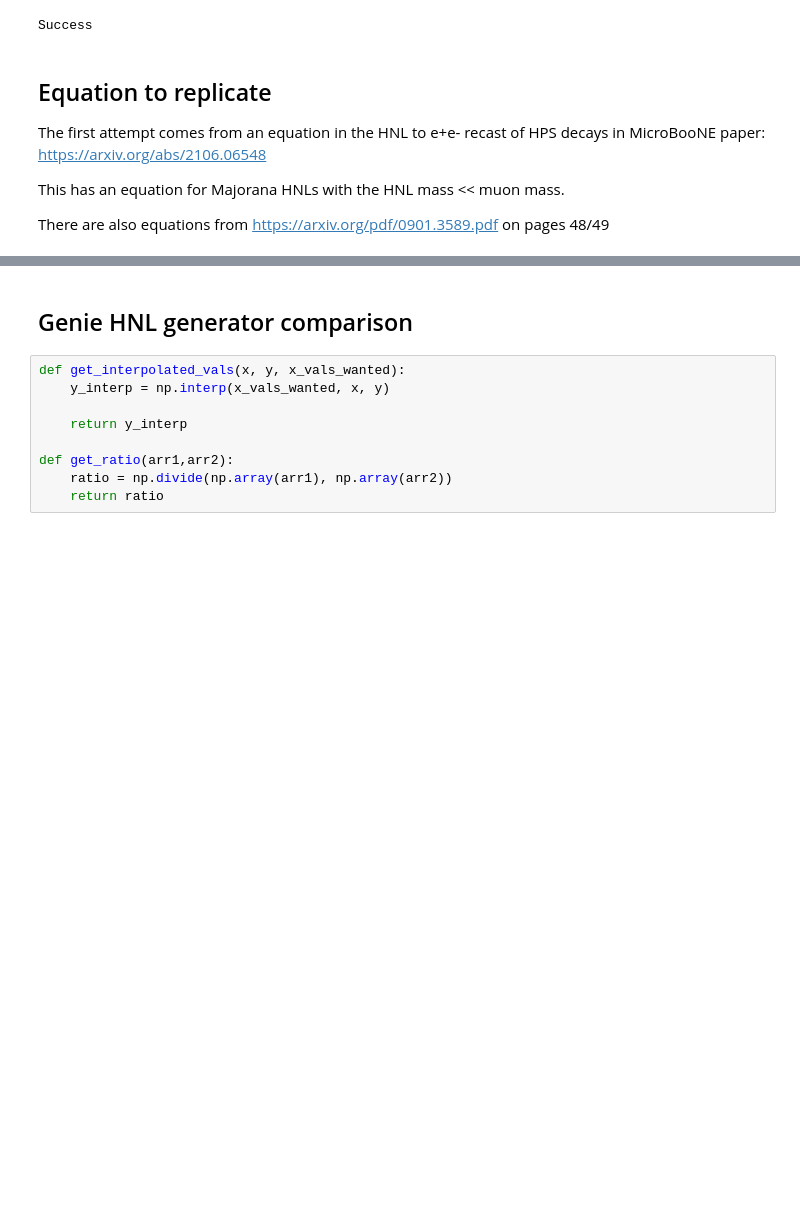
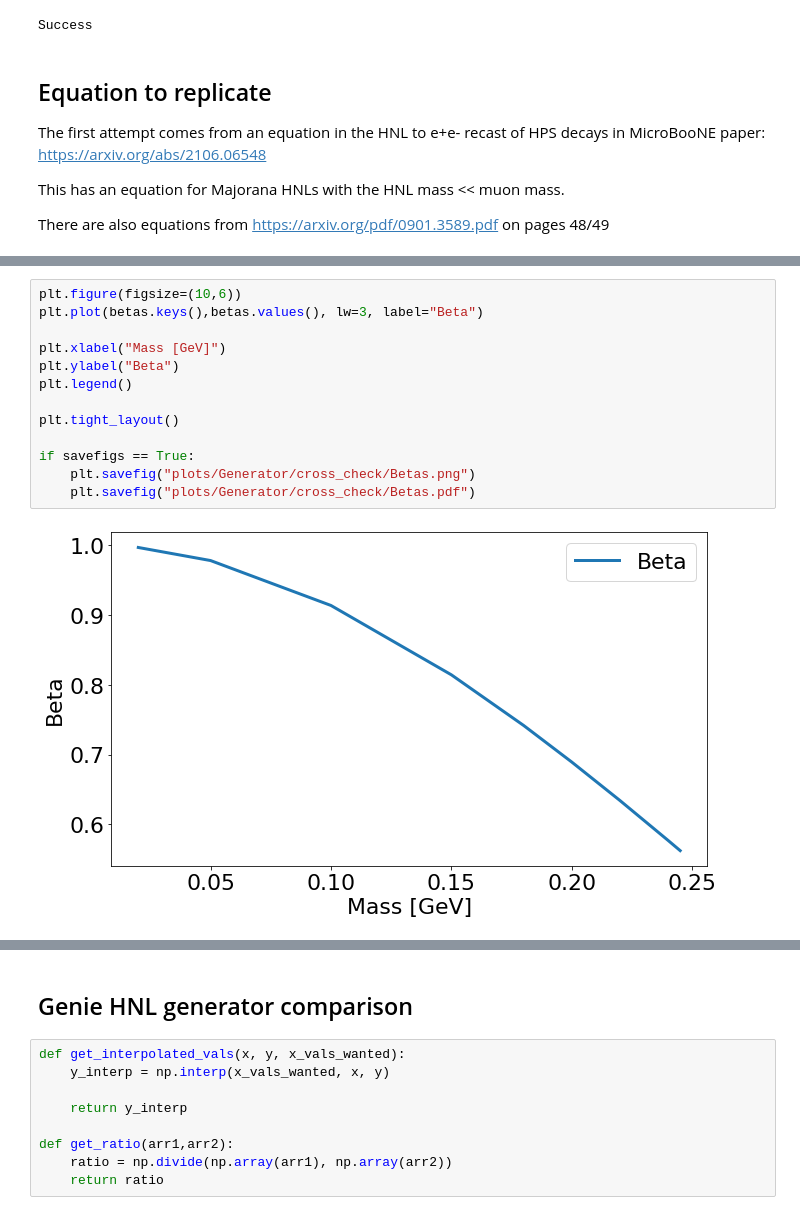
Before and after one commit to dmarsden01/uboone_HNL_analysis, a Jupyter notebook: Rough_rate_calculation.ipynb, the cells around one changed output, grey strips where cells are left out. Saved outputs shown, nothing was run; the diff lists cells and outputs as text; blank space fills up the shorter version.

```diff
--- a/Rough_rate_calculation.ipynb
+++ b/Rough_rate_calculation.ipynb
@@ -35,0 +274,15 @@ Decay_width_3nu = G_F**2/(96*np.pi**3)*(U_mu4**2)*(N_mass**5) #comes from "The s
+# %%
+plt.figure(figsize=(10,6))
+plt.plot(betas.keys(),betas.values(), lw=3, label="Beta")
+
+plt.xlabel("Mass [GeV]")
+plt.ylabel("Beta")
+plt.legend()
+
+plt.tight_layout()
+
+if savefigs == True:
+    plt.savefig("plots/Generator/cross_check/Betas.png")
+    plt.savefig("plots/Generator/cross_check/Betas.pdf")
+# %% [output]
+[figure, added]
```
Also changed, not shown: parts of 54 cells of this notebook, 2 other files.
